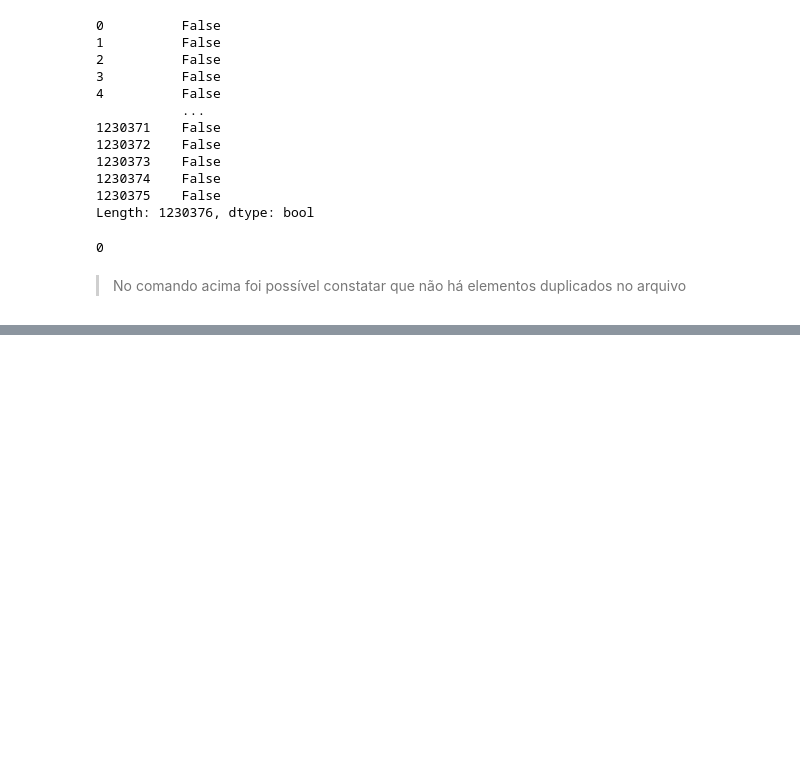
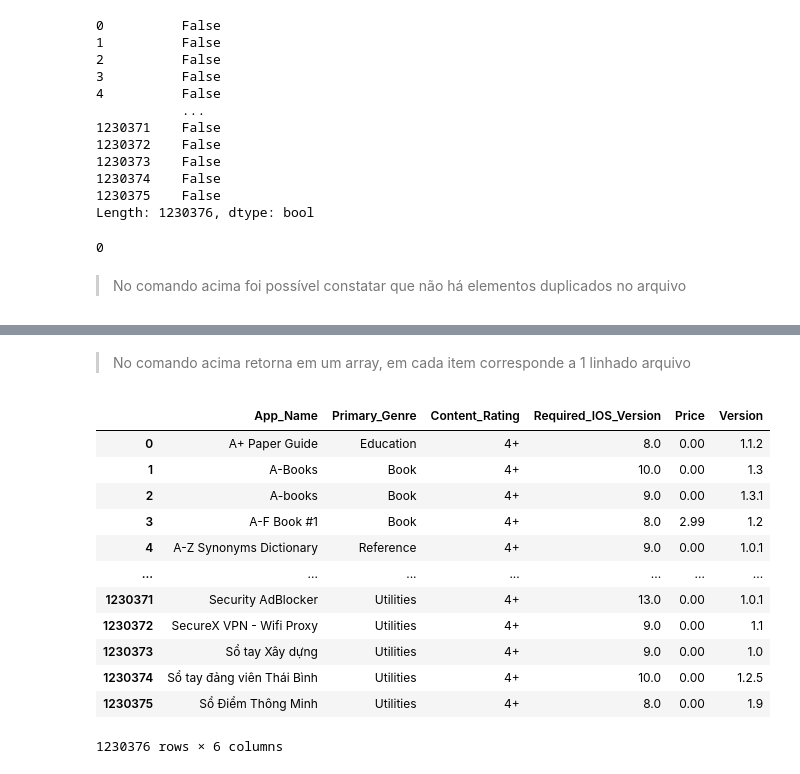
Before and after one commit to Hirata-Matheus/ciencia_dados, a Jupyter notebook: ciencia_dados/projeto1/01-analise_inicial.ipynb, the cells around one changed output, grey strips where cells are left out. Saved outputs shown, nothing was run; the diff lists cells and outputs as text; code cells hidden in the pictures; blank space fills up the shorter version.

```diff
--- a/ciencia_dados/projeto1/01-analise_inicial.ipynb
+++ b/ciencia_dados/projeto1/01-analise_inicial.ipynb
@@ -120,0 +169,18 @@ duplicados.sum()
+# %% [markdown]
+> No comando acima retorna em um array, em cada item corresponde a 1 linhado arquivo
+# %%
+df.loc[:, ["App_Name", "Primary_Genre", "Content_Rating", "Required_IOS_Version", "Price", "Version"]]
+# %% [output]
+|  | App_Name | Primary_Genre | Content_Rating | Required_IOS_Version | Price | Version |
+| 0 | A+ Paper Guide | Education | 4+ | 8.0 | 0.00 | 1.1.2 |
+| 1 | A-Books | Book | 4+ | 10.0 | 0.00 | 1.3 |
+| 2 | A-books | Book | 4+ | 9.0 | 0.00 | 1.3.1 |
+| 3 | A-F Book #1 | Book | 4+ | 8.0 | 2.99 | 1.2 |
+| 4 | A-Z Synonyms Dictionary | Reference | 4+ | 9.0 | 0.00 | 1.0.1 |
+| ... | ... | ... | ... | ... | ... | ... |
+| 1230371 | Sесurity АdBlосkеr | Utilities | 4+ | 13.0 | 0.00 | 1.0.1 |
+| 1230372 | SесurеХ VРN - Wifi Proxy | Utilities | 4+ | 9.0 | 0.00 | 1.1 |
+| 1230373 | Sổ tay Xây dựng | Utilities | 4+ | 9.0 | 0.00 | 1.0 |
+| 1230374 | Sổ tay đảng viên Thái Bình | Utilities | 4+ | 10.0 | 0.00 | 1.2.5 |
+| 1230375 | Sổ Điểm Thông Minh | Utilities | 4+ | 8.0 | 0.00 | 1.9 |
+1230376 rows × 6 columns
```
Also changed, not shown: parts of 15 cells of this notebook, 1 other file.
